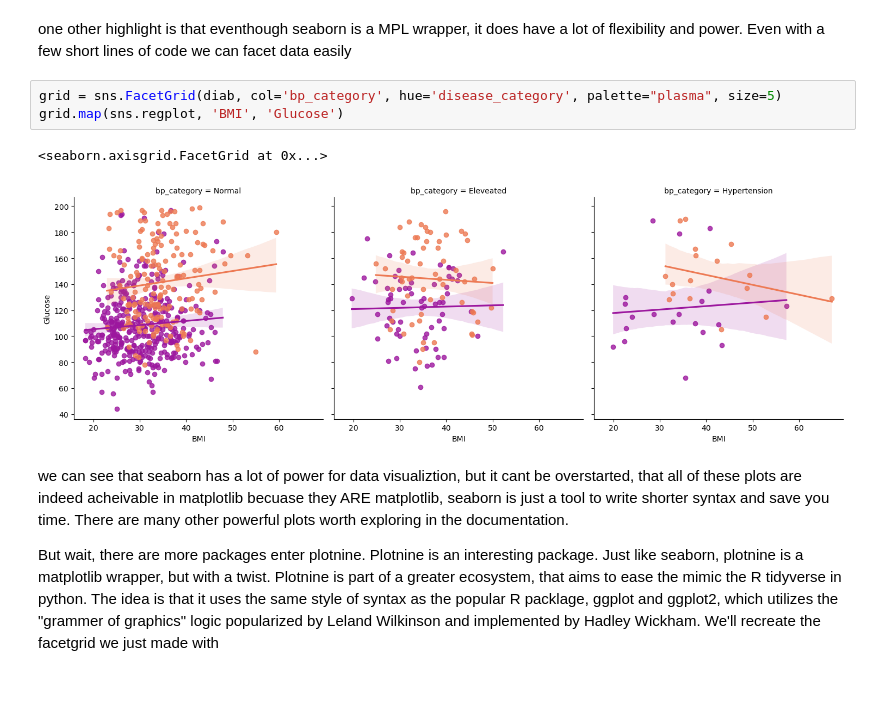
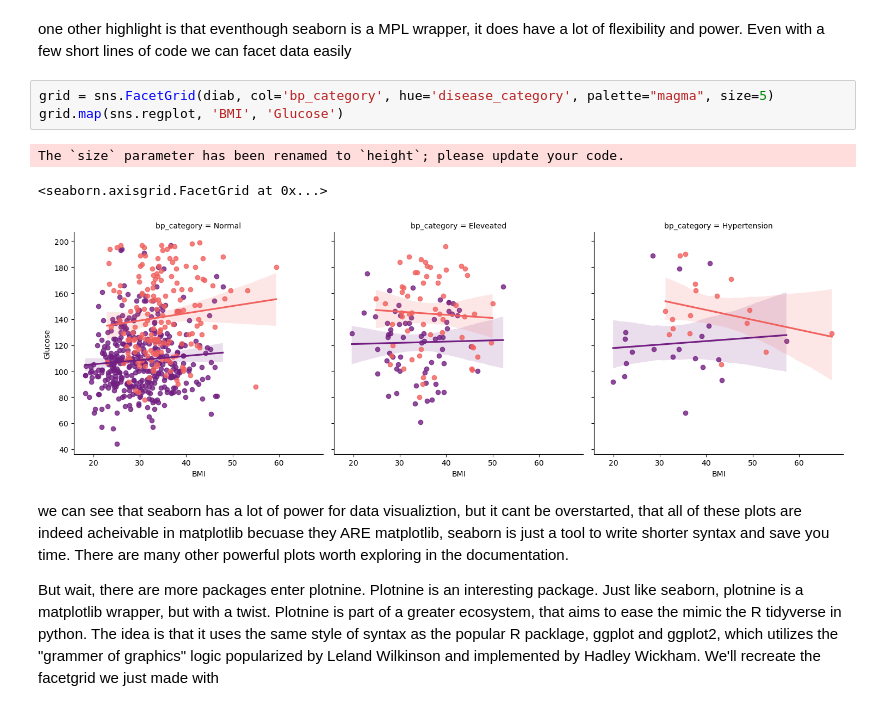
Before and after one commit to Mschaid/Blog, a Jupyter notebook: data_viz.ipynb, the cells around one changed output. Cells and saved outputs as stored; diff of their text form.

```diff
--- a/data_viz.ipynb
+++ b/data_viz.ipynb
@@ -155,11 +155,12 @@ sns.relplot(x='BMI', y='Glucose', data=diab, size='age_category', size_order=['S
 # %% [markdown]
 one other highlight is that eventhough seaborn is a MPL wrapper, it does have a lot of flexibility and power. Even with a few short lines of code we can facet data easily
 # %%
-grid = sns.FacetGrid(diab, col='bp_category', hue='disease_category', palette="plasma", size=5)
+grid = sns.FacetGrid(diab, col='bp_category', hue='disease_category', palette="magma", size=5)
 grid.map(sns.regplot, 'BMI', 'Glucose')
 # %% [output]
-<seaborn.axisgrid.FacetGrid at 0x...>
+The `size` parameter has been renamed to `height`; please update your code.
+<seaborn.axisgrid.FacetGrid at 0x...>
-[figure, old version]
+[figure, new version]
 # %% [markdown]
 we can see that seaborn has a lot of power for data visualiztion, but it cant be overstarted, that all of these plots are indeed acheivable in matplotlib becuase they ARE matplotlib, seaborn is just a tool to write shorter syntax and save you time. There are many other powerful plots worth exploring in the documentation.
 
```
Also changed, not shown: parts of 3 cells of this notebook.
